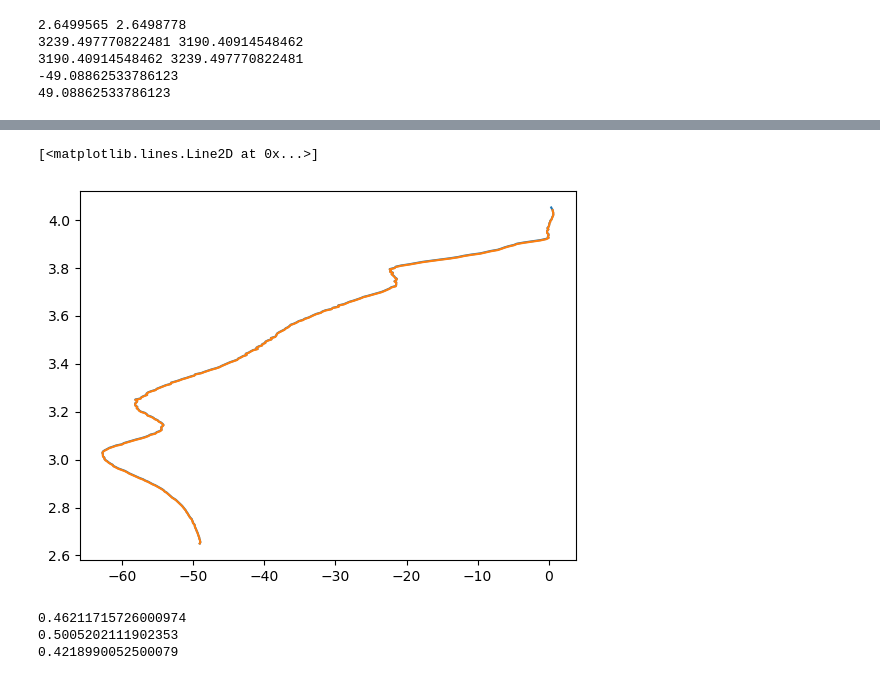
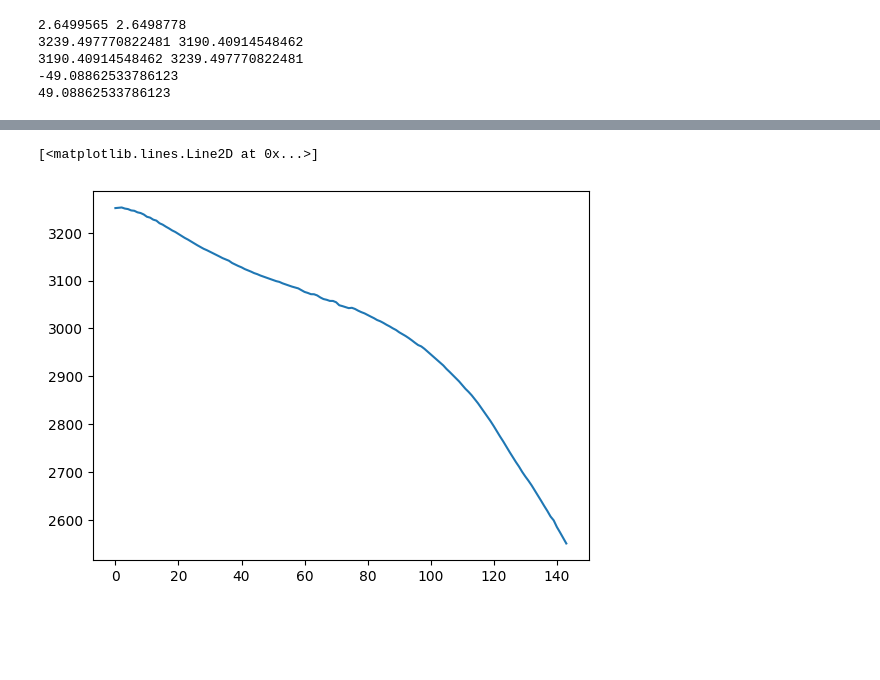
Before and after one commit to cduartes0203/Batteries_Prognostics, a Jupyter notebook: DataFeatures.ipynb, the cells around one changed output, grey strips where cells are left out. Saved outputs shown, nothing was run; the diff lists cells and outputs as text; code cells hidden in the pictures; blank space fills up the shorter version.

```diff
--- a/DataFeatures.ipynb
+++ b/DataFeatures.ipynb
@@ -186,19 +181,0 @@ IndexError: list index out of range
-# %%
-
-plt.plot(vDQ[0],vV[0])
-plt.plot(vDQ[-],vV[-1])
-# %% [output]
-[<matplotlib.lines.Line2D at 0x...>]
-[figure, removed]
-# %%
-x = 0.5
-f_x = np.tanh(x)
-print(f_x)
-f_x2 = np.tanh(x*1.1)
-print(f_x2)
-f_x2 = np.tanh(x*0.9)
-print(f_x2)
-# %% [output]
-0.46211715726000974
-0.5005202111902353
-0.4218990052500079
@@ -204,0 +184,5 @@ print(f_x2)
+# %%
+plt.plot(v)
+# %% [output]
+[<matplotlib.lines.Line2D at 0x...>]
+[figure, added]
```
Also changed, not shown: parts of 5 cells of this notebook, 8 other files.
